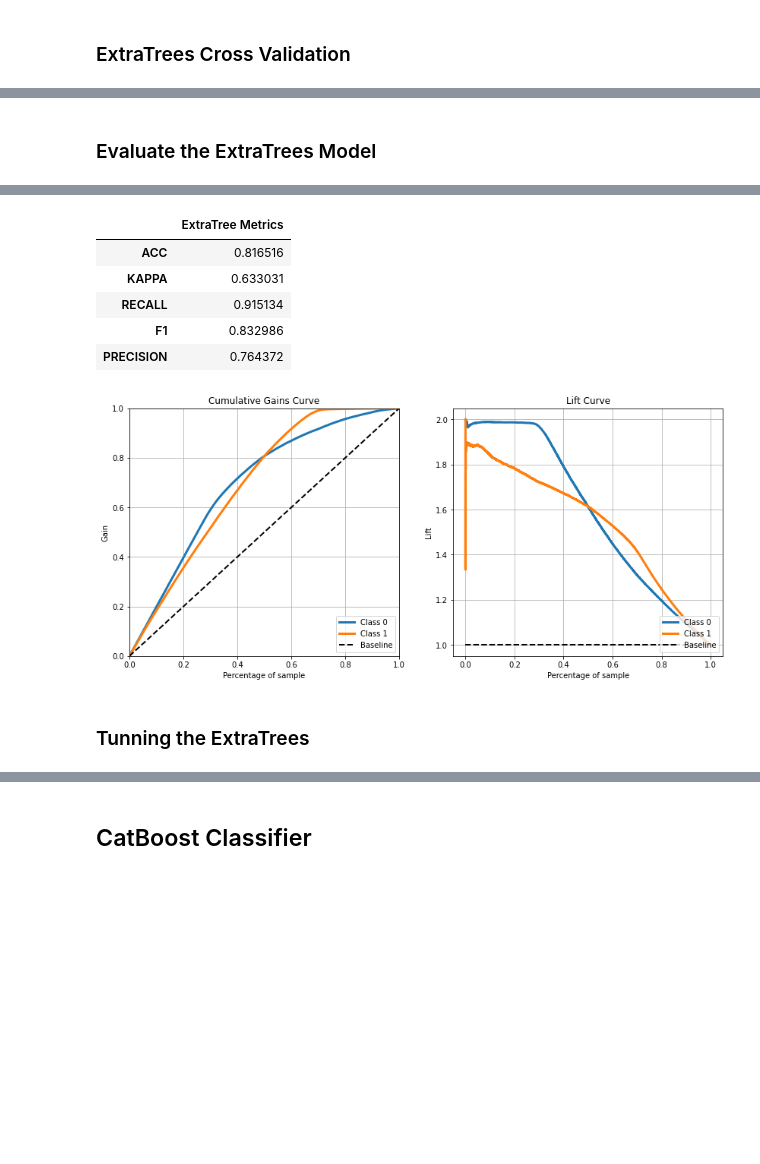
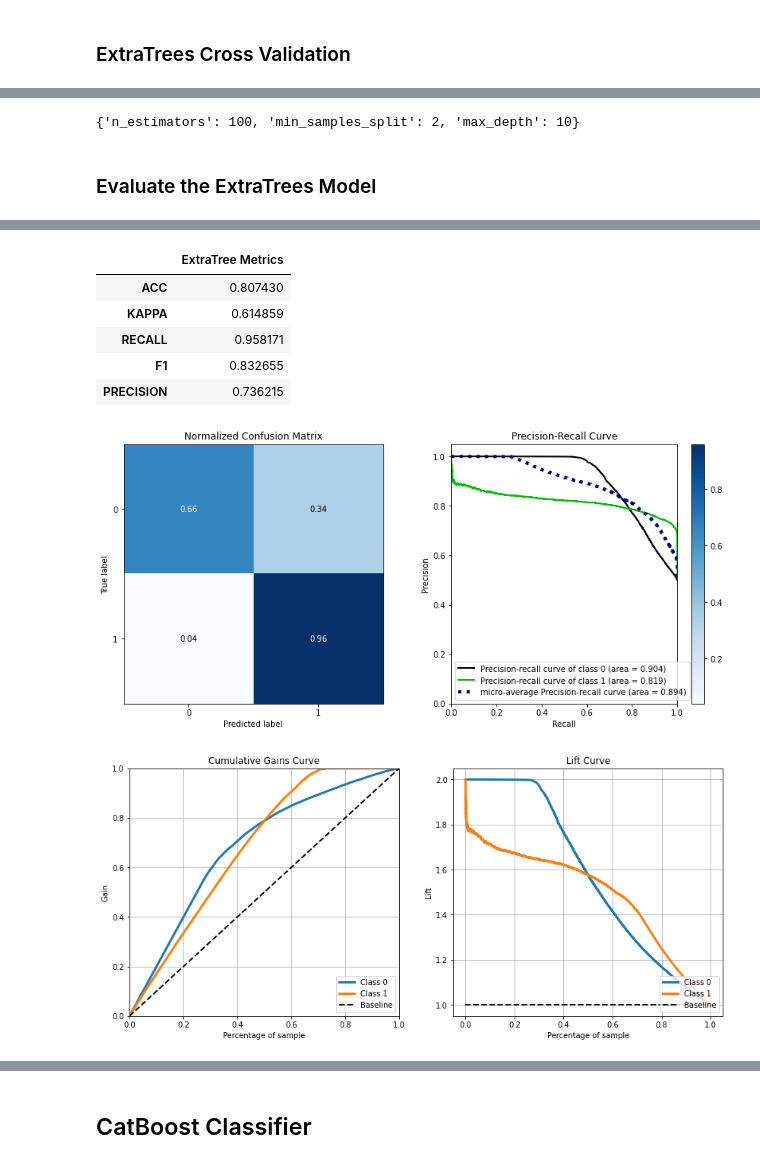
Before and after one commit to bruno154/health_insurence_cross_sell_project, a Jupyter notebook: pa004_health_insurance_cross_sell.ipynb, the cells around one changed output, grey strips where cells are left out. Drawn from its saved outputs; the diff is of its cells as text; code cells hidden in the pictures; blank space fills up the shorter version.

```diff
--- a/pa004_health_insurance_cross_sell.ipynb
+++ b/pa004_health_insurance_cross_sell.ipynb
@@ -1268,12 +1423,12 @@ Xtest.drop(['id','annual_premium'], axis=1, inplace=True)
 # %%
 # Encoding categoricals
-categoricals = Xtrain.select_dtypes(include = ['object']).columns.to_list()
+categoricals = train_data.select_dtypes(include = ['object']).columns.to_list()
 
 # Encoder
 enc = OrdinalEncoder()
 
 for cat in categoricals:
-    Xtrain[cat] = enc.fit_transform(np.array(Xtrain[cat]).reshape(-1,1))
-    Xtest[cat] = enc.fit_transform(np.array(Xtest[cat]).reshape(-1,1))
+    train_data[cat] = enc.fit_transform(np.array(train_data[cat]).reshape(-1,1))
+    test_data[cat] = enc.fit_transform(np.array(test_data[cat]).reshape(-1,1))
 # %%
 # Standart Scaler variaveis numericas
@@ -1311,7 +1453,11 @@ Xtrain.head()
 # %%
-%%time
+# X and y
+X_train = train_data
+X_test = test_data
+
+
 # Balancing the data
-smt = SMOTETomek(sampling_strategy='minority' ,random_state=42, n_jobs=-1)
+smt = SMOTETomek(sampling_strategy='minority' ,random_state=42)
 
-Xtrain_tomek, ytrain_tomek = smt.fit_resample(Xtrain, ytrain)
-Xvalid_tomek, yvalid_tomek = smt.fit_resample(Xtest, ytest)
+Xtrain_smt, ytrain_smt = smt.fit_resample(X_train, y_train)
+Xvalid_smt, yvalid_smt = smt.fit_resample(X_test, y_test)
@@ -1567,24 +1622,16 @@ Wall time: 5min 23s
+# %%
+best_params
+# %% [output]
+{'n_estimators': 100, 'min_samples_split': 2, 'max_depth': 10}
 # %% [markdown]
 ### Evaluate the ExtraTrees Model
 # %%
-%%time
-# Test data
-features = X_subset.columns.to_list()
-Xvalid_smt = Xvalid_smt[features]
+# Trainning the tunned parameters
+painel, extratree_model = train_ExtraTree( Xtrain=Xtrain_smt,
+                                           ytrain=ytrain_smt,
+                                           Xtest=Xvalid_smt,
+                                           ytest=yvalid_smt)
 
-# Model
-model = ExtraTreesClassifier(n_estimators = 250,
-                             min_samples_split = 2,
-                             max_depth=31)
-
-# Trainning the tunned parameters
-painel, extratree_model = train_evaluate_model( Xtrain=X_subset,
-                                                ytrain=ytrain_smt,
-                                                Xtest=Xvalid_smt,
-                                                ytest=yvalid_smt,
-                                                model=model,
-                                                model_name='ExtraTreeModel.sav')
-
-# painel of metrics
+# painel de metricas
 painel
 # %% [output]
@@ -1593,9 +1638,8 @@ Wall time: 2min 38s
 |  | ExtraTree Metrics |
-| ACC | 0.816516 |
-| KAPPA | 0.633031 |
-| RECALL | 0.915134 |
-| F1 | 0.832986 |
-| PRECISION | 0.764372 |
+| ACC | 0.807430 |
+| KAPPA | 0.614859 |
+| RECALL | 0.958171 |
+| F1 | 0.832655 |
+| PRECISION | 0.736215 |
-[figure, old version]
+[figure, new version]
+[figure, added]
-# %% [markdown]
-### Tunning the ExtraTrees
```
Also changed, not shown: parts of 66 cells of this notebook, 6 other files.
